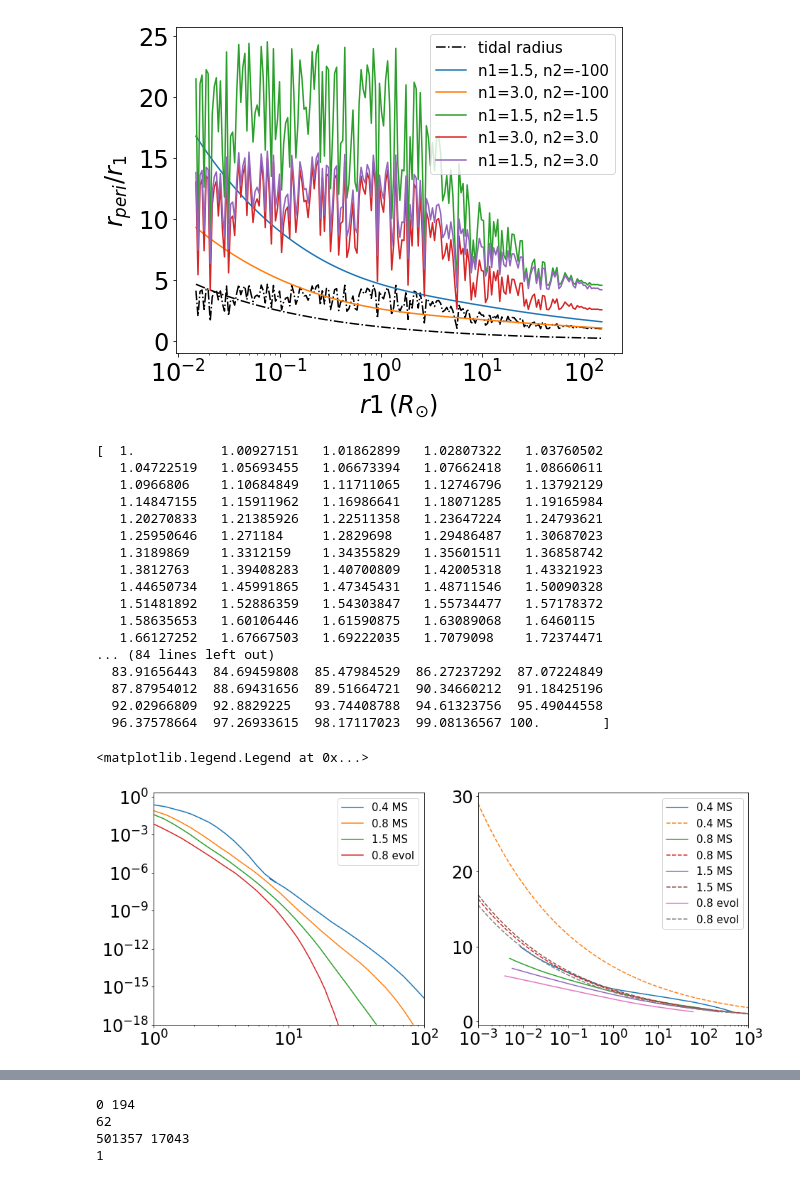
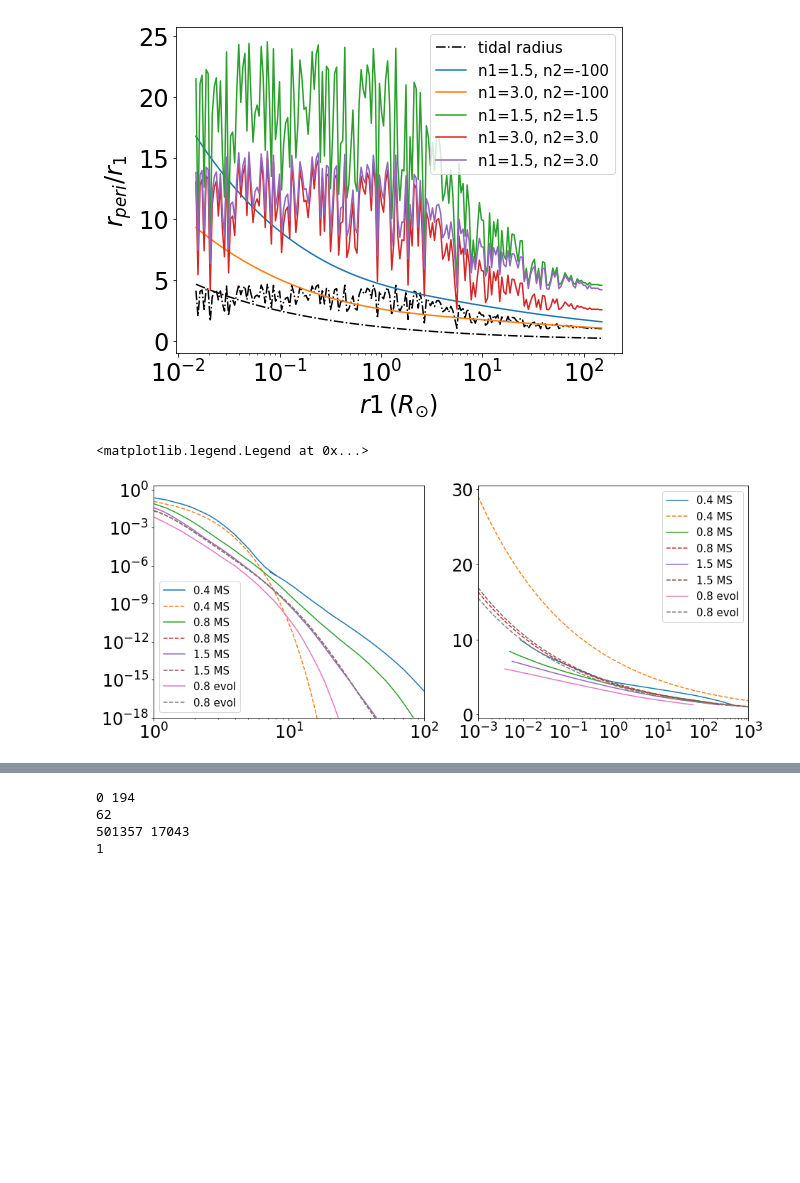
Before and after one commit to claireshiye/MyPythonCode, a Jupyter notebook: Tidal_Capture.ipynb, the cells around one changed output, grey strips where cells are left out. Cells and saved outputs as stored; diff of their text form; code cells hidden in the pictures; blank space fills up the shorter version.

```diff
--- a/Tidal_Capture.ipynb
+++ b/Tidal_Capture.ipynb
@@ -552,10 +554,12 @@ for k in range(5):
 ##Compare the Kim & Lee prescription with realistic star models from McMillan, Mcdermott, and Taam 1987
 
 ##Data from McMillan et al. 1987
-df_erg = pd.read_csv('/projects/b1095/syr904/projects/tidal_capture/E_eta_datasets.csv')
+#df_erg = pd.read_csv('/projects/b1095/syr904/projects/tidal_capture/E_eta_datasets.csv')
+df_erg = pd.read_csv('/Users/shiye/Documents/Research/tidal_capture/E_eta_datasets.csv')
 data_erg = df_erg.iloc[1:]
 
-df_rcrit = pd.read_csv('/projects/b1095/syr904/projects/tidal_capture/Rcrit_vinf_datasets.csv')
+#df_rcrit = pd.read_csv('/projects/b1095/syr904/projects/tidal_capture/Rcrit_vinf_datasets.csv')
+df_rcrit = pd.read_csv('/Users/shiye/Documents/Research/tidal_capture/Rcrit_vinf_datasets.csv')
 data_rcrit = df_rcrit.iloc[1:]
 
 E_df = [[],[],[],[]]; Eta_df = [[],[],[],[]]; Rcrit_df = [[],[],[],[]]; Vinf_df = [[],[],[],[]]
@@ -624,8 +628,7 @@ def E_oscillate(eta, Mosc, Rosc, nosc, Mpert):
     #eta=math.sqrt(Mosc/(Mosc+Mpert))*pow(rperi/Rosc, 1.5)
     rperi = Rosc*pow((Mosc+Mpert)/Mosc,1/3)*pow(eta, 2/3)
 
-    #change the unit
-    return math.sqr(Mpert)/Rosc * (pow(Rosc/rperi, 6.0) * Tl(2, nosc, eta) + pow(Rosc/rperi, 8.0) * Tl(3, nosc, eta))
+    return Gconst_sun*PC_Rsun*Mpert**2/Rosc * (pow(Rosc/rperi, 6.0) * Tl(2, nosc, eta) + pow(Rosc/rperi, 8.0) * Tl(3, nosc, eta))
 
 
 
@@ -646,54 +649,41 @@ for i in range(4):
     for k in range(len(v_inf)):
         q_v = (v_inf[k]/v_star[i])**(-beta)
         r_nbody_factor[i].append(a_temp[i]/np.pi/(1+m_2[i]/m_1[i])*(v_inf[k]/v_star[i])**(2-beta))
 
 
 ##Calculate the oscillation energy
 Eta = np.logspace(np.log10(1), np.log10(100), 500)
-E_osc = [[],[],[],[]]
+E_osc = [[],[],[],[]]; E_factor = [[],[],[],[]]
 for i in range(4):
     for k in range(len(Eta)):
-        E_osc[i].append(E_oscillate(rperi, m_1[i], r_1[i], n_1[i], m_2[i]))
+        E_osc[i].append(E_oscillate(Eta[k], m_1[i], r_1[i], n_1[i], m_2[i]))
+
+        E_factor[i].append(E_oscillate(Eta[k], m_1[i], r_1[i], n_1[i], m_2[i])
+                           *pow(Gconst_sun*PC_Rsun*m_1[i]**2/r_1[i],-1))
 
 
 ##Plotting
 lbs = ['0.4 MS', '0.8 MS', '1.5 MS', '0.8 evol']
 fig, axs = plt.subplots(ncols = 2, figsize=(15, 6))
 for j in range(4):
     axs[0].plot(Eta_df[j], E_df[j], label=lbs[j])
+    axs[0].plot(Eta, E_factor[j], ls = '--', label=lbs[j])
     axs[1].plot(Vinf_df[j], Rcrit_df[j], label=lbs[j])
     axs[1].plot(v_inf, r_nbody_factor[j], ls='--', label=lbs[j])
 
 axs[0].set_xlim(1, 100)
 axs[0].set_ylim(1e-18, 2)
 axs[0].set_xscale('log')
 axs[0].set_yscale('log')
 axs[0].legend(loc='best', fontsize=15)
 
 axs[1].set_xlim(0.001, 1000)
 #axs[1].set_ylim(1, 10)
 axs[1].set_xscale('log')
 axs[1].legend(loc='best', fontsize=15)
 # %% [output]
-[  1.           1.00927151   1.01862899   1.02807322   1.03760502
-   1.04722519   1.05693455   1.06673394   1.07662418   1.08660611
-   1.0966806    1.10684849   1.11711065   1.12746796   1.13792129
-   1.14847155   1.15911962   1.16986641   1.18071285   1.19165984
-   1.20270833   1.21385926   1.22511358   1.23647224   1.24793621
-   1.25950646   1.271184     1.2829698    1.29486487   1.30687023
-   1.3189869    1.3312159    1.34355829   1.35601511   1.36858742
-   1.3812763    1.39408283   1.40700809   1.42005318   1.43321923
-   1.44650734   1.45991865   1.47345431   1.48711546   1.50090328
-   1.51481892   1.52886359   1.54303847   1.55734477   1.57178372
-   1.58635653   1.60106446   1.61590875   1.63089068   1.6460115
-   1.66127252   1.67667503   1.69222035   1.7079098    1.72374471
-... (84 lines left out)
-  83.91656443  84.69459808  85.47984529  86.27237292  87.07224849
-  87.87954012  88.69431656  89.51664721  90.34660212  91.18425196
-  92.02966809  92.8829225   93.74408788  94.61323756  95.49044558
-  96.37578664  97.26933615  98.17117023  99.08136567 100.        ]
+<matplotlib.legend.Legend at 0x...>
-<matplotlib.legend.Legend at 0x...>
-[figure, old version]
+[figure, new version]
 # %%
 def mscatter(x,y,ax=None, m=None, **kw):
     import matplotlib.markers as mmarkers
```
Also changed, not shown: parts of 1 cell of this notebook.
